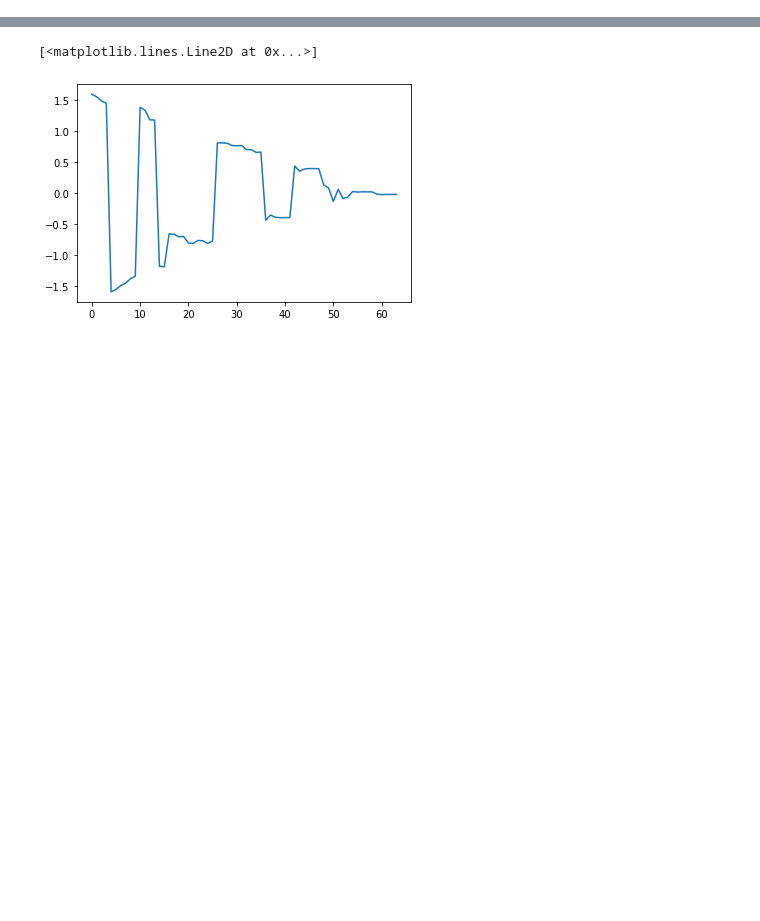
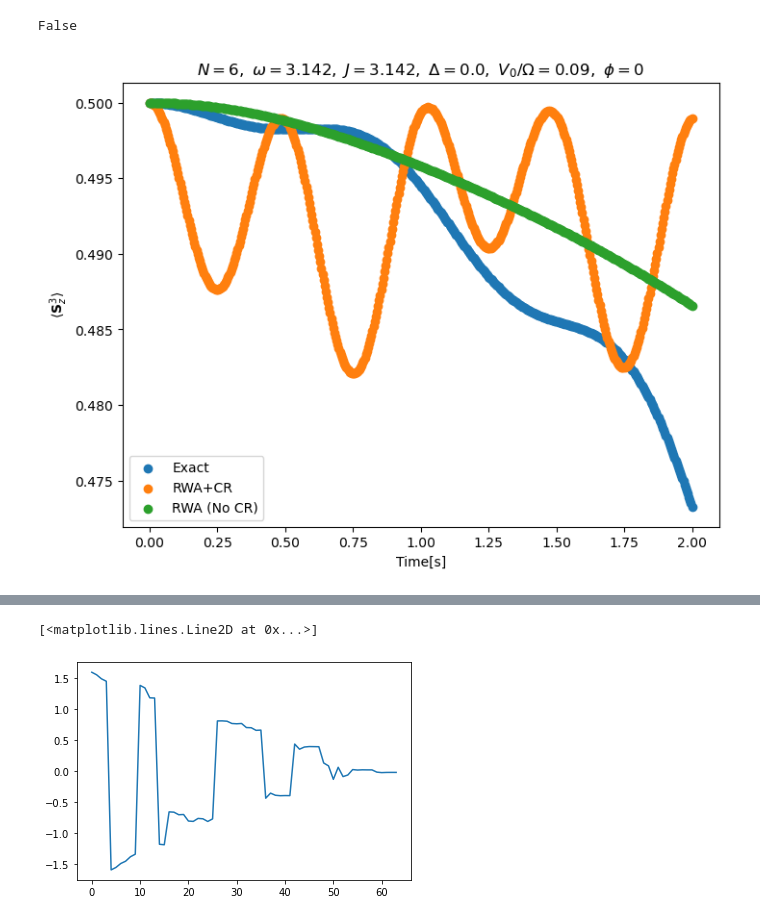
Before and after one commit to tomi-cuentitas/Max-Ent-Restricted-Dynamics-Quenches, a Jupyter notebook: Exploration_post_proj.ipynb, the cells around one changed output, grey strips where cells are left out. Drawn from its saved outputs; the diff is of its cells as text; code cells hidden in the pictures; blank space fills up the shorter version.

```diff
--- a/Exploration_post_proj.ipynb
+++ b/Exploration_post_proj.ipynb
@@ -30,2 +24,17 @@ params['g'] = .5; params['w'] = params['Omega']=2*np.pi; temp=1
+# %%
+params={}
+params['size'] = 6; params['chain_type']='XX'; params['temp']=10**-1
+
+# Qubits
+params['w'] = 1*np.pi
+
+# Interaction
+params['Jx'] = 10* 10**-1 * params['w']
+
+# External driving
+params['omega'] = 1.* np.pi; params['V0'] = 9*10**-2 *params['omega']; params['phase']=0
+print(params['V0']/params['omega']<=.01)
+# %% [output]
+False
 # %%
 spin_ops=su2.one_body_spin_ops(args=params)
@@ -54,2 +70,28 @@ H_rwa += Hint
+# %%
+rho0=qutip.tensor([qutip.basis(2,0) for i in range(params['size'])])
+timespans=np.linspace(0,2., 500)
+
+resex=qutip.mesolve(H=H_mesolve, rho0=rho0, tlist=timespans, e_ops=spin_ops['sz'][3], args=params)
+resrwa_cr=qutip.mesolve(H=Hrwa_cr_mesolve, rho0=rho0, tlist=timespans, e_ops=spin_ops['sz'][3], args=params)
+resrwa_pure=qutip.mesolve(H=Hrwa, rho0=rho0, tlist=timespans, e_ops=spin_ops['sz'][3], args=params)
+
+fig0,ax0=plt.subplots(figsize=(8,6))
+
+plt.scatter(timespans, resex.expect[0], label='Exact')
+plt.scatter(timespans, resrwa_cr.expect[0], label='RWA+CR')
+plt.scatter(timespans, resrwa_pure.expect[0], label='RWA (No CR)')
+ax0.legend(loc=0)
+plt.xlabel("Time[s]")
+plt.ylabel(r"$\langle {\bf S}_z^3 \rangle$")
+plt.title(r'$N={},\,\, \omega={}, \,\, J={}, \,\, \Delta={},\,\, V_0/\Omega={}, \,\, \phi={}$'.format(
+                                                                params['size'],
+                                                                round(params['w'],3),
+                                                                round(params['Jx'],3),
+                                                                round(params['w']-params['omega'],3),
+                                                                round(params['V0']/params['omega'],3),
+                                                                round(params['phase'],2)))
+plt.show()
+# %% [output]
+[figure, added]
 # %%
 HBB0=[spin_ops['idop'], H0]
```
Also changed, not shown: parts of 14 cells of this notebook.
